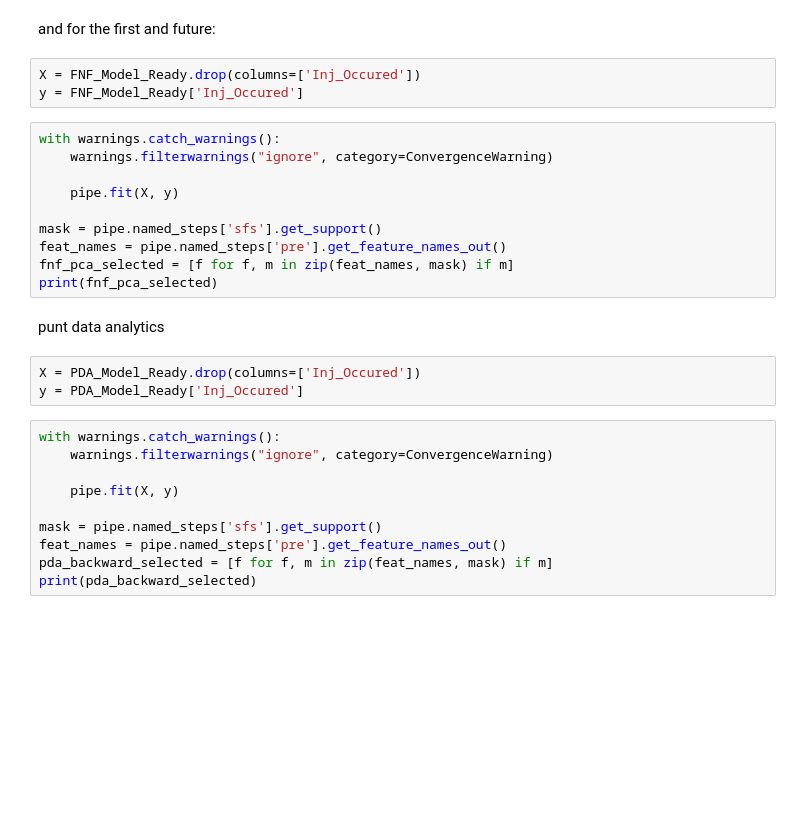
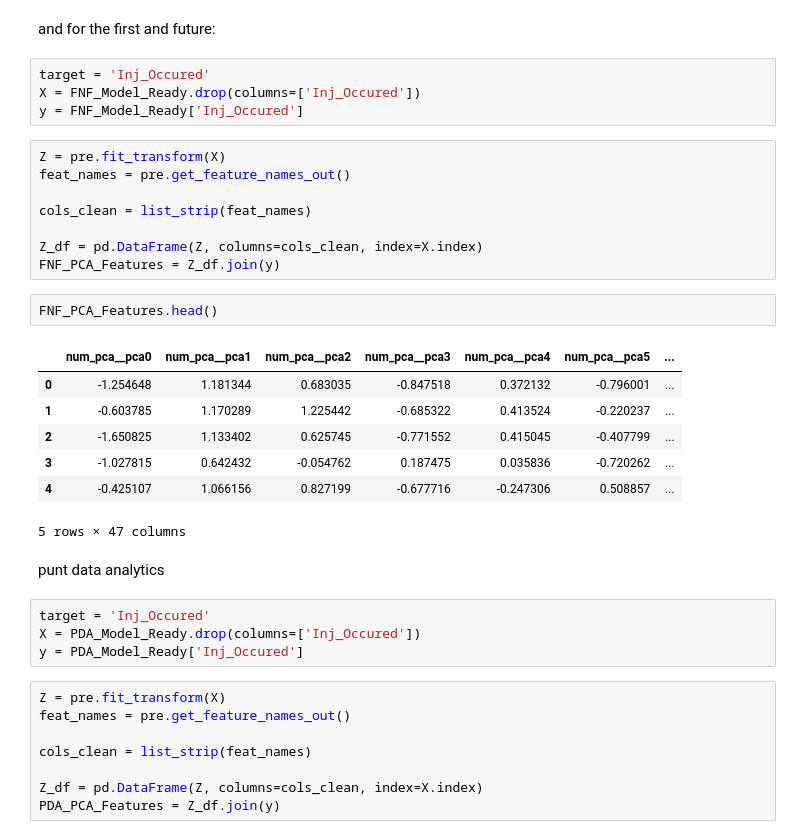
Before and after one commit to LeeMcFarling/AFL_Project_backup, a Jupyter notebook: Week_3.ipynb, the cells around one changed output. Drawn from its saved outputs; the diff is of its cells as text; blank space fills up the shorter version.

```diff
--- a/Week_3.ipynb
+++ b/Week_3.ipynb
@@ -346,30 +341,38 @@ print(bdb_pca_selected)
 # %% [markdown]
 and for the first and future:
 # %%
+target = 'Inj_Occured'
 X = FNF_Model_Ready.drop(columns=['Inj_Occured'])
 y = FNF_Model_Ready['Inj_Occured']
 # %%
-with warnings.catch_warnings():
-    warnings.filterwarnings("ignore", category=ConvergenceWarning)
+Z = pre.fit_transform(X)
+feat_names = pre.get_feature_names_out()
 
-    pipe.fit(X, y)
+cols_clean = list_strip(feat_names)
 
-mask = pipe.named_steps['sfs'].get_support()
-feat_names = pipe.named_steps['pre'].get_feature_names_out()
-fnf_pca_selected = [f for f, m in zip(feat_names, mask) if m]
-print(fnf_pca_selected)
+Z_df = pd.DataFrame(Z, columns=cols_clean, index=X.index)
+FNF_PCA_Features = Z_df.join(y)
+# %%
+FNF_PCA_Features.head()
+# %% [output]
+|  | num_pca__pca0 | num_pca__pca1 | num_pca__pca2 | num_pca__pca3 | num_pca__pca4 | num_pca__pca5 | ... |
+| 0 | -1.254648 | 1.181344 | 0.683035 | -0.847518 | 0.372132 | -0.796001 | ... |
+| 1 | -0.603785 | 1.170289 | 1.225442 | -0.685322 | 0.413524 | -0.220237 | ... |
+| 2 | -1.650825 | 1.133402 | 0.625745 | -0.771552 | 0.415045 | -0.407799 | ... |
+| 3 | -1.027815 | 0.642432 | -0.054762 | 0.187475 | 0.035836 | -0.720262 | ... |
+| 4 | -0.425107 | 1.066156 | 0.827199 | -0.677716 | -0.247306 | 0.508857 | ... |
+5 rows × 47 columns
 # %% [markdown]
 punt data analytics
 # %%
+target = 'Inj_Occured'
 X = PDA_Model_Ready.drop(columns=['Inj_Occured'])
 y = PDA_Model_Ready['Inj_Occured']
 # %%
-with warnings.catch_warnings():
-    warnings.filterwarnings("ignore", category=ConvergenceWarning)
+Z = pre.fit_transform(X)
+feat_names = pre.get_feature_names_out()
 
-    pipe.fit(X, y)
+cols_clean = list_strip(feat_names)
 
-mask = pipe.named_steps['sfs'].get_support()
-feat_names = pipe.named_steps['pre'].get_feature_names_out()
-pda_backward_selected = [f for f, m in zip(feat_names, mask) if m]
-print(pda_backward_selected)
+Z_df = pd.DataFrame(Z, columns=cols_clean, index=X.index)
+PDA_PCA_Features = Z_df.join(y)
```
Also changed, not shown: parts of 14 cells of this notebook.
